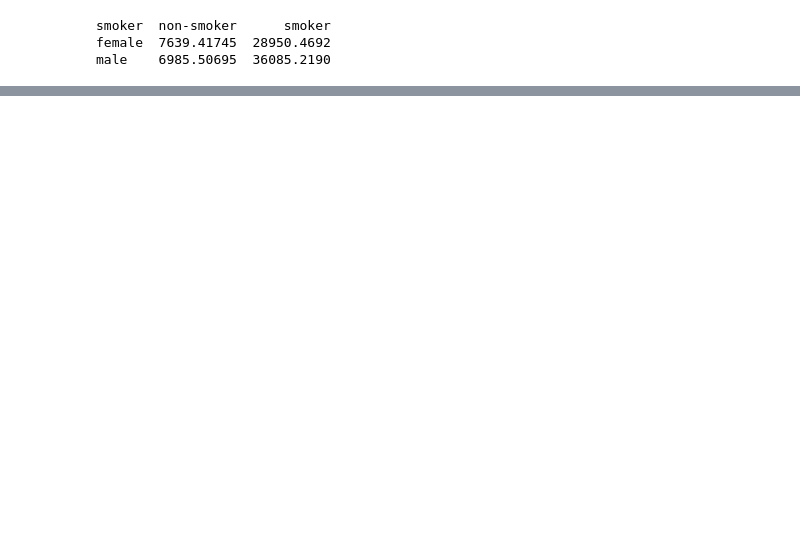
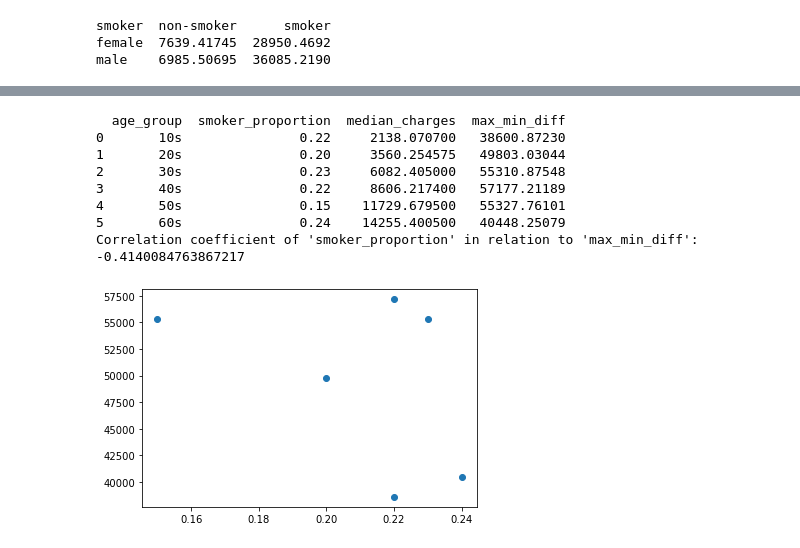
Before and after one commit to hyunjun0228/D.S.-Project-1-Insurance-Costs-of-U.S.-Adults, a Jupyter notebook: insurance_costs_analysis.ipynb, the cells around one changed output, grey strips where cells are left out. Drawn from its saved outputs; the diff is of its cells as text; code cells hidden in the pictures; blank space fills up the shorter version.

```diff
--- a/insurance_costs_analysis.ipynb
+++ b/insurance_costs_analysis.ipynb
@@ -113,0 +128,10 @@ print(m_f_corr)
+# %%
+my_bins=[10, 19, 29, 39, 49,59, 69]
+my_labels = ['10s', '20s', '30s', '40s', '50s', '60s']
+insurances['age_group'] = pd.cut(insurances['age'], bins=my_bins, labels=my_labels)
+age_group_charges_median = insurances.groupby('age_group').charges.median().reset_index()
+age_group_charges_median.rename(columns={'charges': 'median_charges'},inplace=True)
+age_group_charges_diff = insurances.groupby('age_group').charges.apply(lambda x: x.max() - x.min()).reset_index()
+age_group_charges_diff.rename(columns={'charges': 'max_min_diff'}, inplace=True)
+age_group_charges = pd.merge(age_group_charges_median, age_group_charges_diff)
+print(age_group_charges)
@@ -113,0 +148,20 @@ print(m_f_corr)
+# %%
+age_group_smokers = insurances.groupby(['age_group', 'smoker']).charges.count().reset_index()
+age_group_smokers_pivot = age_group_smokers.pivot(columns='smoker', index='age_group', values='charges').reset_index()
+age_group_smokers_pivot.index.name = None
+age_group_smokers_pivot.rename(columns={0: 'non_smoker', 1:'smoker'}, inplace=True)
+age_group_smokers_pivot['smoker_proportion'] = round(age_group_smokers_pivot['smoker'] / (age_group_smokers_pivot['non_smoker'] + age_group_smokers_pivot['smoker']), 2)
+age_group_smokers_pivot = pd.merge(age_group_smokers_pivot[['age_group', 'smoker_proportion']], age_group_charges)
+print(age_group_smokers_pivot)
+plt.scatter(age_group_smokers_pivot['smoker_proportion'], age_group_smokers_pivot['max_min_diff'])
+print("Correlation coefficient of 'smoker_proportion' in relation to 'max_min_diff': " + str(age_group_smokers_pivot['smoker_proportion'].corr(age_group_smokers_pivot['max_min_diff'])))
+# %% [output]
+  age_group  smoker_proportion  median_charges  max_min_diff
+0       10s               0.22     2138.070700   38600.87230
+1       20s               0.20     3560.254575   49803.03044
+2       30s               0.23     6082.405000   55310.87548
+3       40s               0.22     8606.217400   57177.21189
+4       50s               0.15    11729.679500   55327.76101
+5       60s               0.24    14255.400500   40448.25079
+Correlation coefficient of 'smoker_proportion' in relation to 'max_min_diff': -0.4140084763867217
+[figure, added]
```
Also changed, not shown: parts of 15 cells of this notebook.
